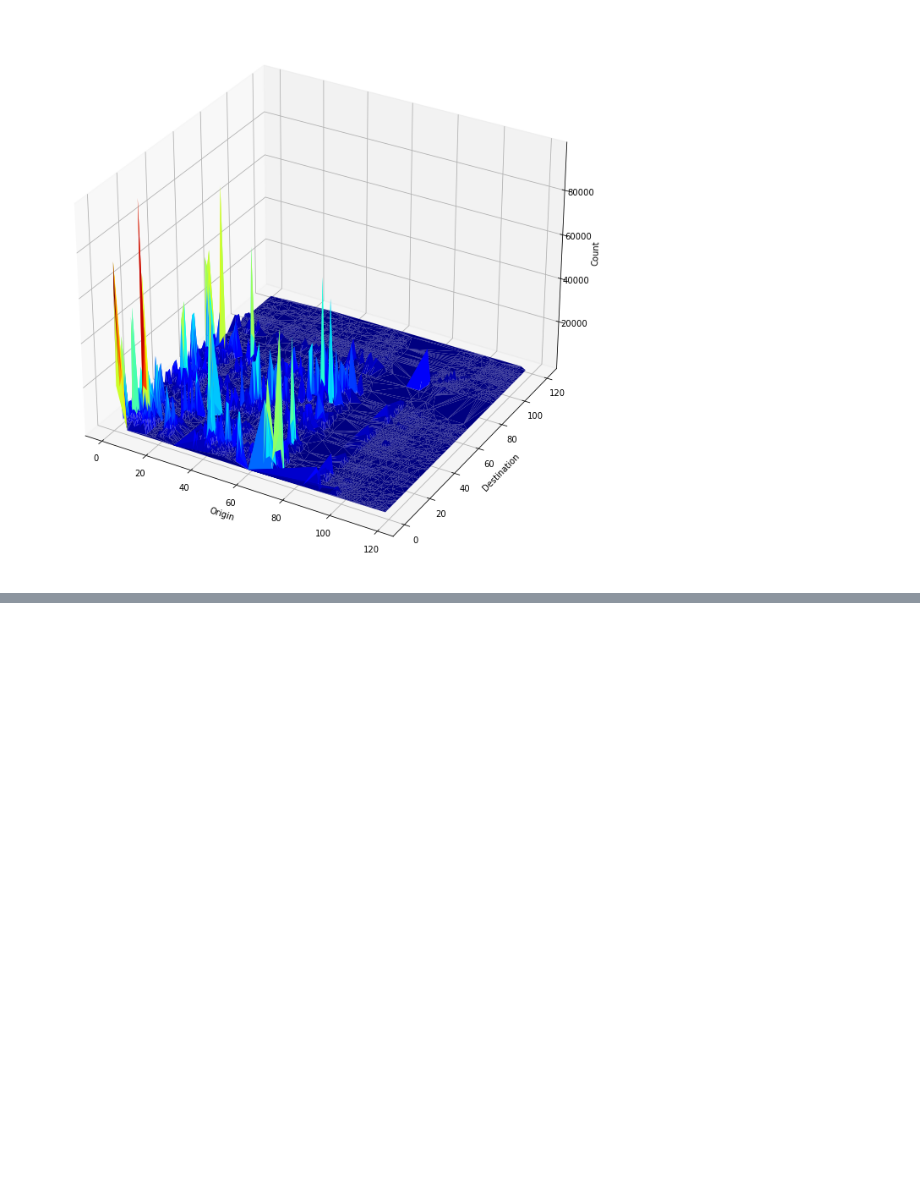
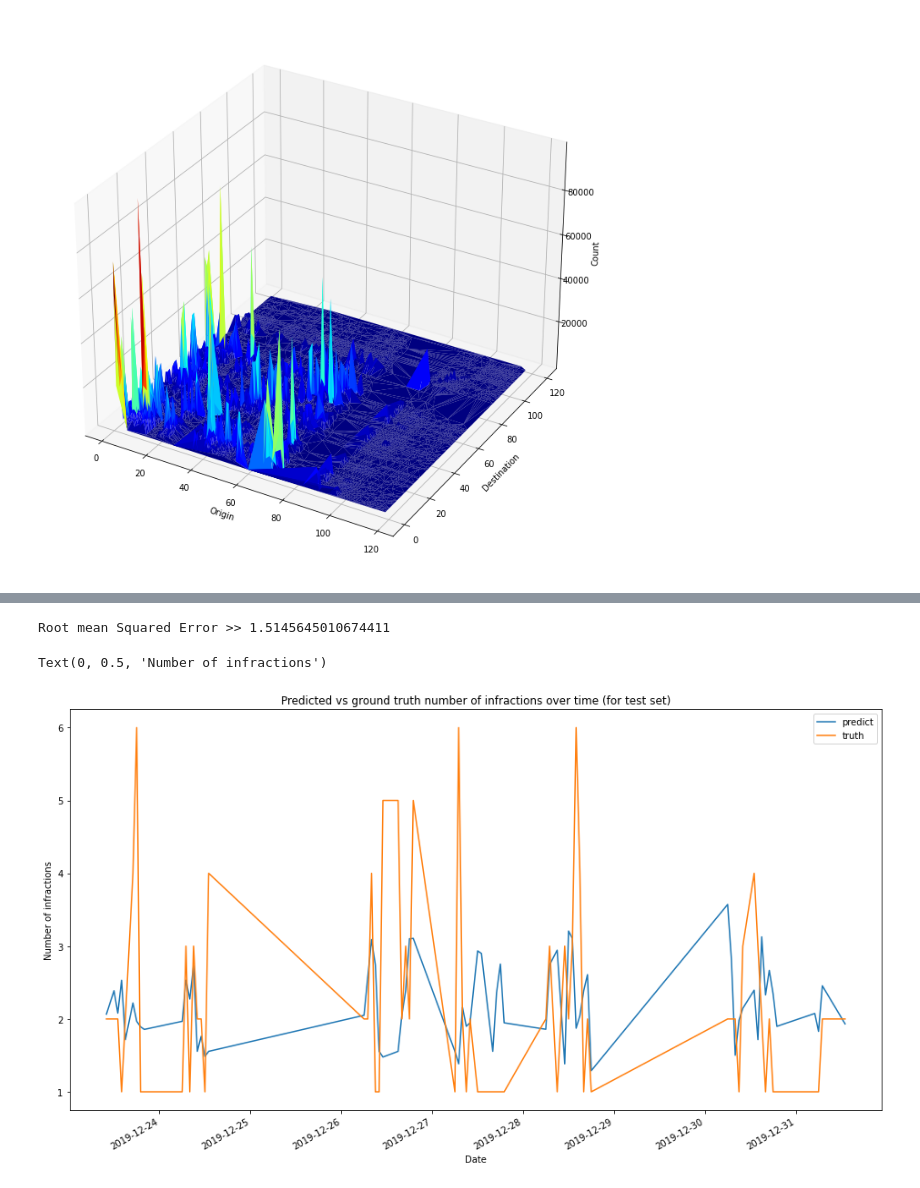
Before and after one commit to anafsa/ChildrenOfJupyter, a Jupyter notebook: Stage-3/EDA-Fabio.ipynb, the cells around one changed output, grey strips where cells are left out. Drawn from its saved outputs; the diff is of its cells as text; code cells hidden in the pictures; blank space fills up the shorter version.

```diff
--- a/Stage-3/EDA-Fabio.ipynb
+++ b/Stage-3/EDA-Fabio.ipynb
@@ -228,0 +314,4 @@ Cadeias de markov ou função matemática: qual é a probabilidade de uma bicicl
+# %%
+dfYear = dfYear[dfYear.Id_Aparcamiento_Origen==118]
+dfYear=dfYear.reset_index()
+dfYear
@@ -228,0 +332,5 @@ Cadeias de markov ou função matemática: qual é a probabilidade de uma bicicl
+# %%
+dfFeatures=generate_features(dfYear, ["Count"], distance=7, count_before=4, offset=7)
+dfFeatures=dfFeatures.reset_index(drop=True)
+
+dfFeatures.tail(20)
@@ -228,0 +355,6 @@ Cadeias de markov ou função matemática: qual é a probabilidade de uma bicicl
+# %%
+train, test = split_df(dfFeatures)
+trainX, trainy, testX, testy = process_df(train, test)
+
+print("X shape: " + str(trainX.shape))
+print("Y shape: " + str(trainy.shape))
@@ -228,0 +445,6 @@ Cadeias de markov ou função matemática: qual é a probabilidade de uma bicicl
+# %%
+predict = model.predict(testX)
+dfPredict=pd.DataFrame(data=predict.flatten()[:], columns=["predict"])
+truth=pd.DataFrame(data=testy[:], columns=["truth"])
+testDf=pd.concat([dfPredict, truth, test.reset_index()[["Fecha_Prestamo_htruncate"]]], axis=1)
+testDf
@@ -228,0 +465,12 @@ Cadeias de markov ou função matemática: qual é a probabilidade de uma bicicl
+# %%
+rms = np.sqrt(mean_squared_error(testDf["truth"], testDf["predict"]))
+print ("Root mean Squared Error >> " + str(rms))
+testDf.reset_index()
+ax=testDf.plot(x="Fecha_Prestamo_htruncate", figsize=(16,9), title='Predicted vs ground truth number of infractions over time (for test set)')
+
+ax.set_xlabel("Date")
+ax.set_ylabel("Number of infractions")
+# %% [output]
+Root mean Squared Error >> 1.5145645010674411
+Text(0, 0.5, 'Number of infractions')
+[figure, added]
```
Also changed, not shown: parts of 14 cells of this notebook.
